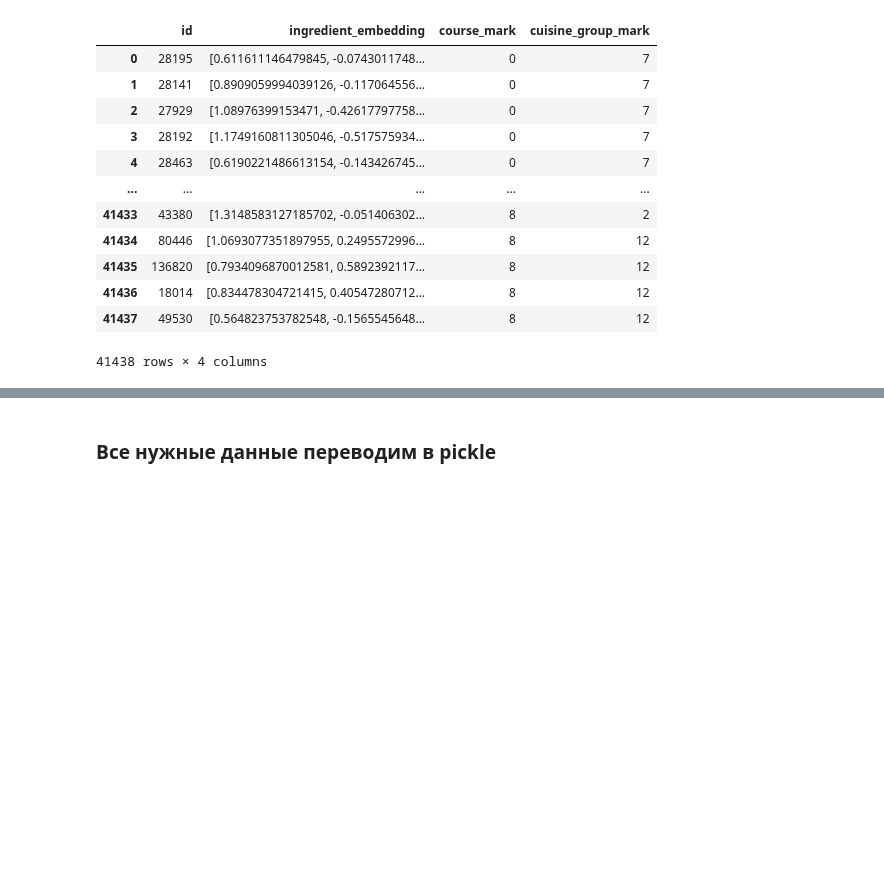
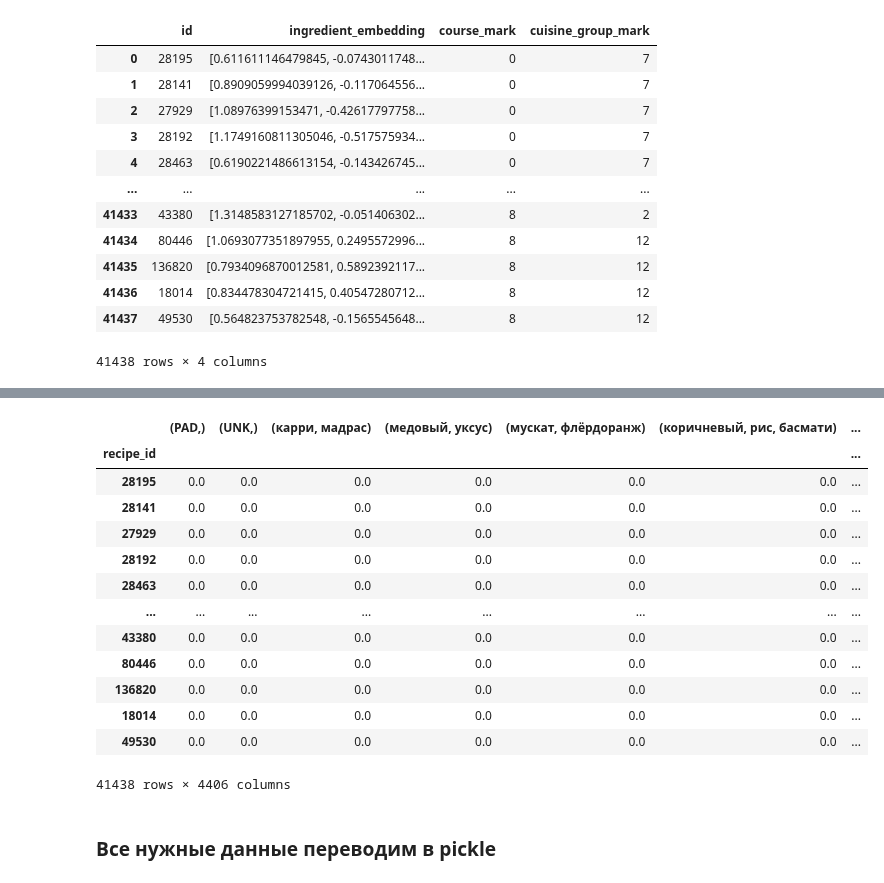
Before and after one commit to heinwol/meal-type-from-ingredients, a Jupyter notebook: preprocessing.ipynb, the cells around one changed output, grey strips where cells are left out. Drawn from its saved outputs; the diff is of its cells as text; code cells hidden in the pictures; blank space fills up the shorter version.

```diff
--- a/preprocessing.ipynb
+++ b/preprocessing.ipynb
@@ -437,0 +485,9 @@ df_for_learning
+# %%
+idf = dict(zip(tf.columns, iterate(lambda _: 1, 1)))
+for recipe in recipe_series.values:
+    for ingredient in recipe:
+        idf[ingredient] += 1
+idf = pd.Series(index=pd.Index(idf.keys(), tupleize_cols=False), data=idf.values(), dtype=np.float64)
+idf /= len(tf.index)
+idf = -idf.apply(np.log)
+idf
@@ -438,3 +507,24 @@ df_for_learning
+# %%
+try:
+    del tfidf
+finally:
+    tfidf = tf*idf
+tfidf
+# %% [output]
+|  | (PAD,) | (UNK,) | (карри, мадрас) | (медовый, уксус) | (мускат, флёрдоранж) | (коричневый, рис, басмати) | ... |
+| recipe_id |  |  |  |  |  |  | ... |
+| 28195 | 0.0 | 0.0 | 0.0 | 0.0 | 0.0 | 0.0 | ... |
+| 28141 | 0.0 | 0.0 | 0.0 | 0.0 | 0.0 | 0.0 | ... |
+| 27929 | 0.0 | 0.0 | 0.0 | 0.0 | 0.0 | 0.0 | ... |
+| 28192 | 0.0 | 0.0 | 0.0 | 0.0 | 0.0 | 0.0 | ... |
+| 28463 | 0.0 | 0.0 | 0.0 | 0.0 | 0.0 | 0.0 | ... |
+| ... | ... | ... | ... | ... | ... | ... | ... |
+| 43380 | 0.0 | 0.0 | 0.0 | 0.0 | 0.0 | 0.0 | ... |
+| 80446 | 0.0 | 0.0 | 0.0 | 0.0 | 0.0 | 0.0 | ... |
+| 136820 | 0.0 | 0.0 | 0.0 | 0.0 | 0.0 | 0.0 | ... |
+| 18014 | 0.0 | 0.0 | 0.0 | 0.0 | 0.0 | 0.0 | ... |
+| 49530 | 0.0 | 0.0 | 0.0 | 0.0 | 0.0 | 0.0 | ... |
+41438 rows × 4406 columns
 # %% [markdown]
 ### Все нужные данные переводим в pickle
 # %%
```
Also changed, not shown: parts of 5 cells of this notebook, 1 other file.
